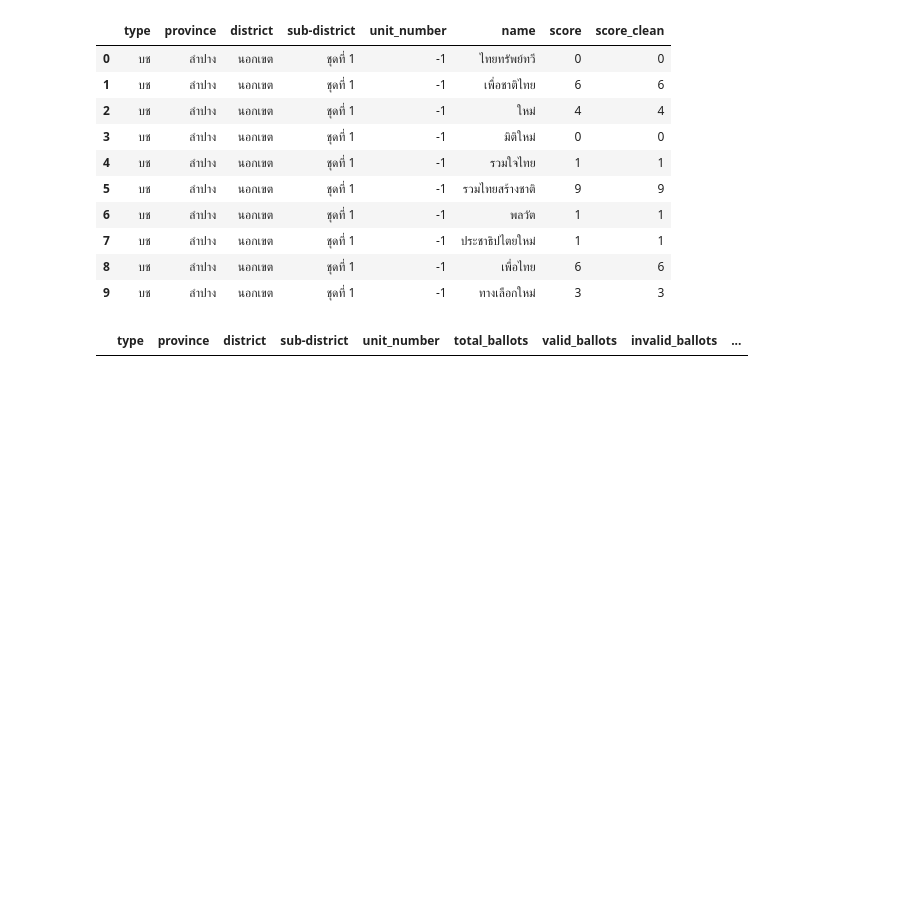
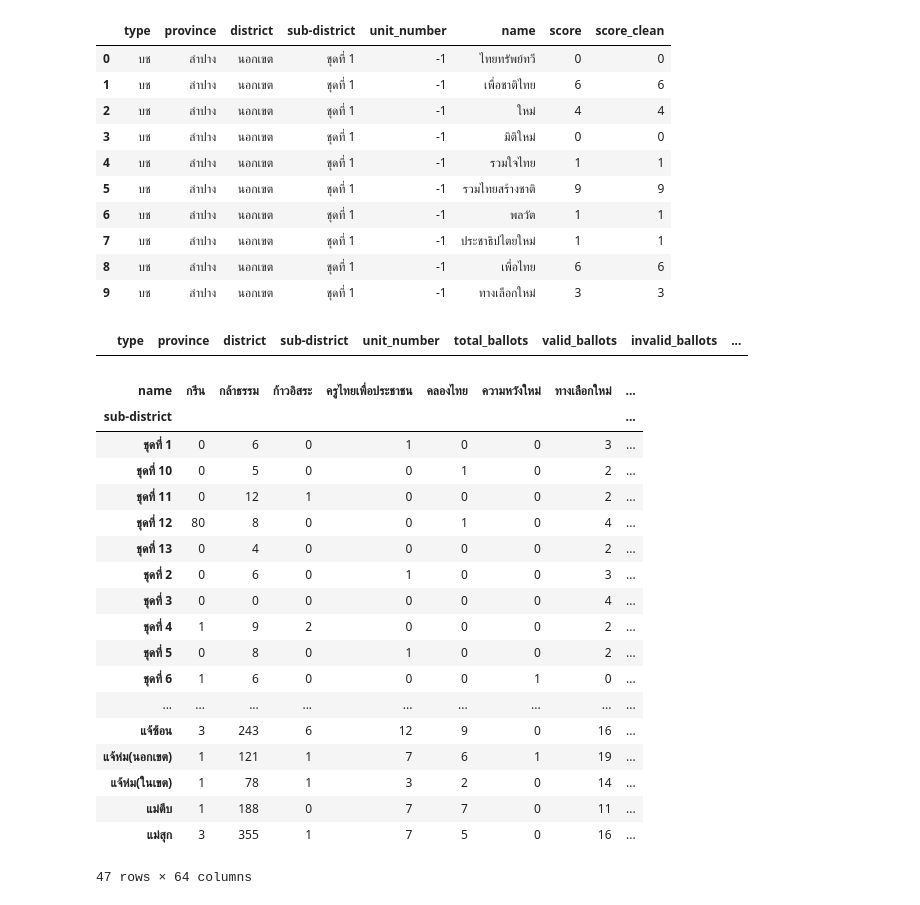
Before and after one commit to PhoengZ/lampang-area2-analyze, a Jupyter notebook: phao-analyze/correlate_osm2tumbon.ipynb, the cells around one changed output. Cells and saved outputs as stored; diff of their text form; code cells hidden in the pictures; blank space fills up the shorter version.

```diff
--- a/phao-analyze/correlate_osm2tumbon.ipynb
+++ b/phao-analyze/correlate_osm2tumbon.ipynb
@@ -177,7 +184,7 @@ df_results.head(10)
 | 8 | บช | ลำปาง | นอกเขต | ชุดที่ 1 | -1 | เพื่อไทย | 6 | 6 |
 | 9 | บช | ลำปาง | นอกเขต | ชุดที่ 1 | -1 | ทางเลือกใหม่ | 3 | 3 |
 # %%
-results_groupby = df_results.groupby(['district', 'name'])['score_clean'].sum().unstack("name")
+results_groupby = df_results.groupby(['sub-district', 'name'])['score_clean'].sum().unstack("name")
 # %%
 cols = results_groupby.columns.tolist()
 # %%
@@ -196,0 +204,22 @@ df_1.to_csv("../master_summary1.csv", index=False)
+# %%
+results_groupby
+# %% [output]
+| name | กรีน | กล้าธรรม | ก้าวอิสระ | ครูไทยเพื่อประชาชน | คลองไทย | ความหวังใหม่ | ทางเลือกใหม่ | ... |
+| sub-district |  |  |  |  |  |  |  | ... |
+| ชุดที่ 1 | 0 | 6 | 0 | 1 | 0 | 0 | 3 | ... |
+| ชุดที่ 10 | 0 | 5 | 0 | 0 | 1 | 0 | 2 | ... |
+| ชุดที่ 11 | 0 | 12 | 1 | 0 | 0 | 0 | 2 | ... |
+| ชุดที่ 12 | 80 | 8 | 0 | 0 | 1 | 0 | 4 | ... |
+| ชุดที่ 13 | 0 | 4 | 0 | 0 | 0 | 0 | 2 | ... |
+| ชุดที่ 2 | 0 | 6 | 0 | 1 | 0 | 0 | 3 | ... |
+| ชุดที่ 3 | 0 | 0 | 0 | 0 | 0 | 0 | 4 | ... |
+| ชุดที่ 4 | 1 | 9 | 2 | 0 | 0 | 0 | 2 | ... |
+| ชุดที่ 5 | 0 | 8 | 0 | 1 | 0 | 0 | 2 | ... |
+| ชุดที่ 6 | 1 | 6 | 0 | 0 | 0 | 1 | 0 | ... |
+| ... | ... | ... | ... | ... | ... | ... | ... | ... |
+| แจ้ซ้อน | 3 | 243 | 6 | 12 | 9 | 0 | 16 | ... |
+| แจ้ห่ม(นอกเขต) | 1 | 121 | 1 | 7 | 6 | 1 | 19 | ... |
+| แจ้ห่ม(ในเขต) | 1 | 78 | 1 | 3 | 2 | 0 | 14 | ... |
+| แม่ตีบ | 1 | 188 | 0 | 7 | 7 | 0 | 11 | ... |
+| แม่สุก | 3 | 355 | 1 | 7 | 5 | 0 | 16 | ... |
+47 rows × 64 columns
```
Also changed, not shown: parts of 22 cells of this notebook, 2 other files.
